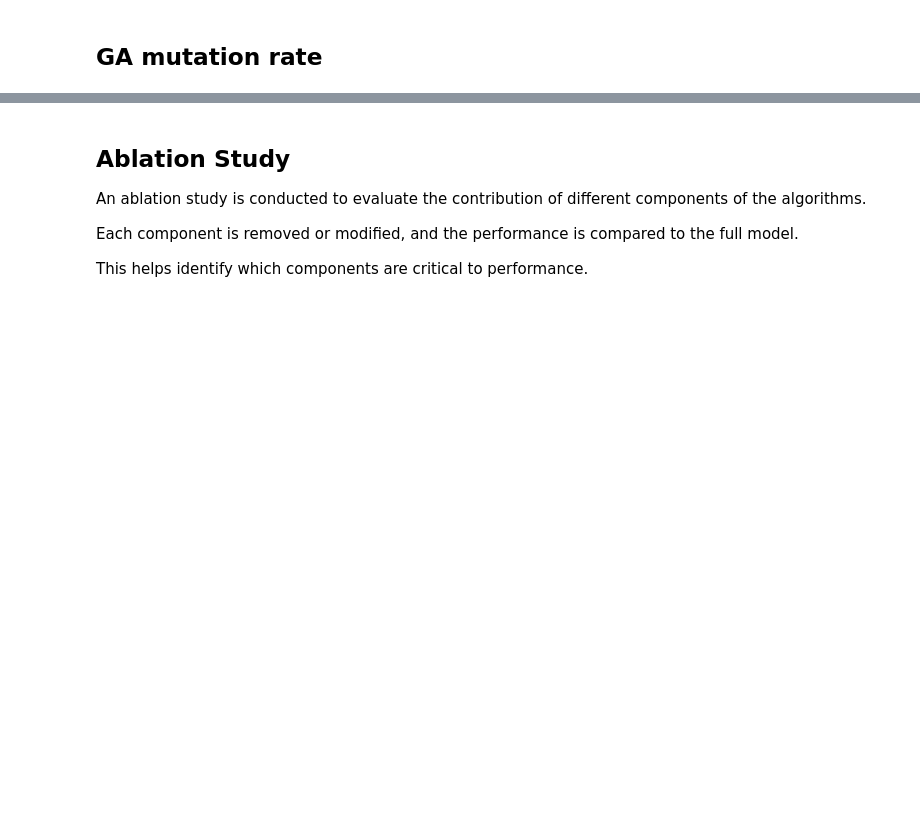
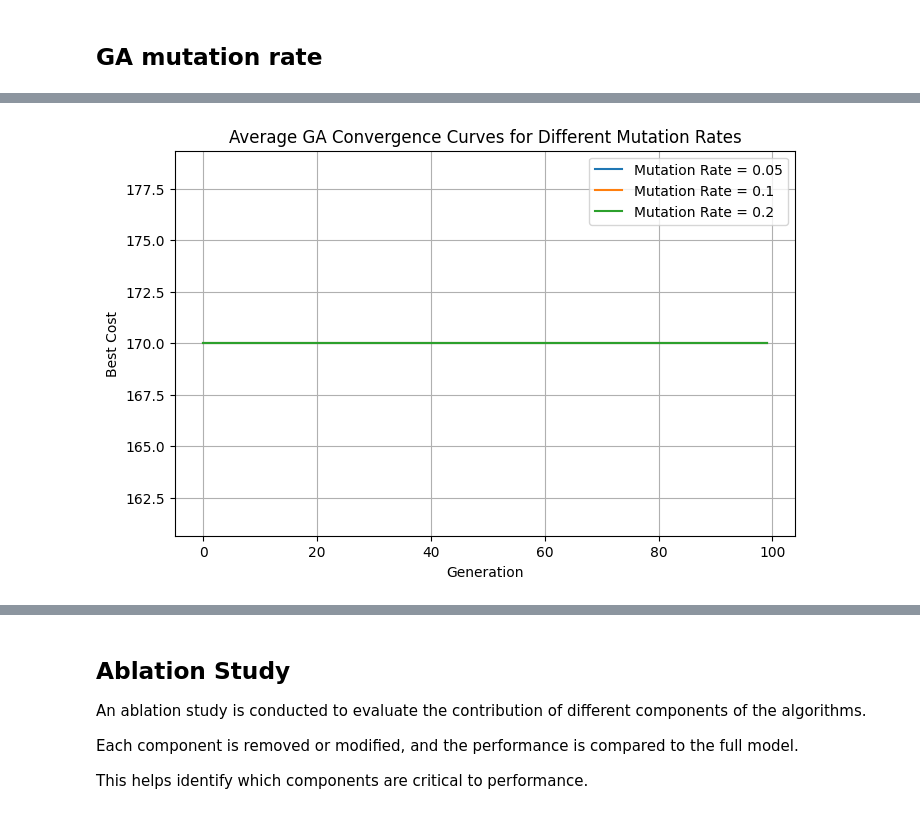
Before and after one commit to bhuttazain/Operator-Scheduling-Problem, a Jupyter notebook: Operator_Scheduling_Problem.ipynb, the cells around one changed output, grey strips where cells are left out. Drawn from its saved outputs; the diff is of its cells as text; code cells hidden in the pictures; blank space fills up the shorter version.

```diff
--- a/Operator_Scheduling_Problem.ipynb
+++ b/Operator_Scheduling_Problem.ipynb
@@ -2388,0 +2522,19 @@ pd.DataFrame(ts_sensitivity)
+# %%
+# ------------------------------------------------------------
+# Plot: Average Convergence Curves for Each Mutation Rate
+# ------------------------------------------------------------
+
+plt.figure(figsize=(8, 5))
+
+for mutation_rate in mutation_rates:
+    mean_curve = np.mean(all_convergence_curves[mutation_rate], axis=0)
+    plt.plot(mean_curve, label=f"Mutation Rate = {mutation_rate}")
+
+plt.xlabel("Generation")
+plt.ylabel("Best Cost")
+plt.title("Average GA Convergence Curves for Different Mutation Rates")
+plt.legend()
+plt.grid(True)
+plt.show()
+# %% [output]
+[figure, added]
```
Also changed, not shown: parts of 31 cells of this notebook.
